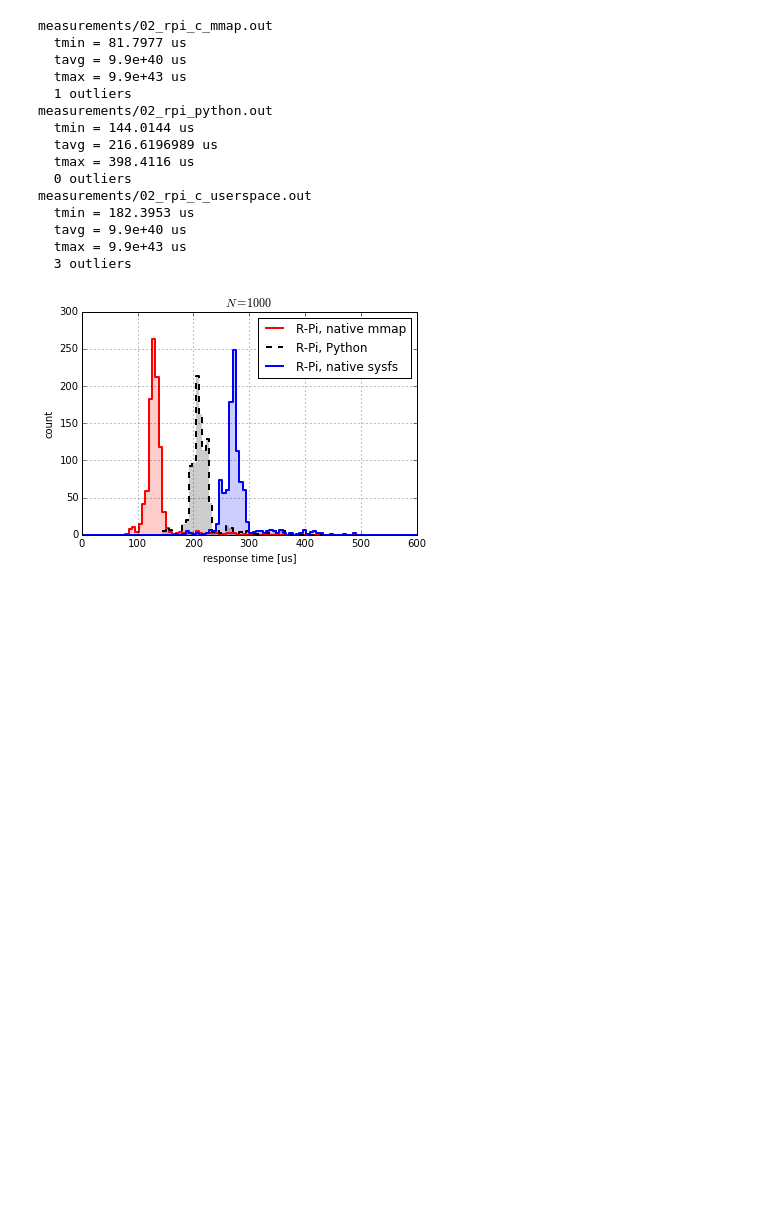
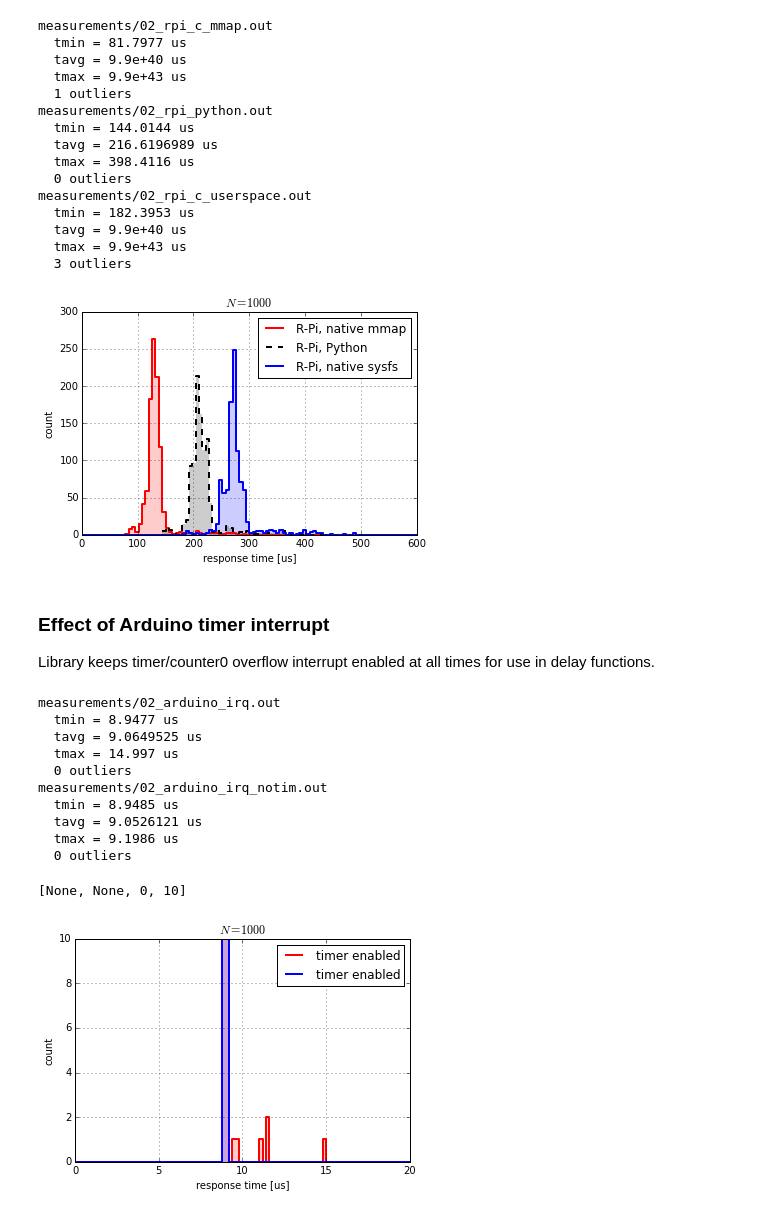
Before and after one commit to avian2/interrupt-response-times, a Jupyter notebook: Interrupt response times.ipynb, the cells around one changed output. Saved outputs shown, nothing was run; the diff lists cells and outputs as text; code cells hidden in the pictures; blank space fills up the shorter version.

Commit message:
Add second set of Arduino measurements.

```diff
--- a/Interrupt response times.ipynb
+++ b/Interrupt response times.ipynb
@@ -302,3 +302,33 @@ measurements/02_rpi_c_userspace.out
   tmax = 9.9e+43 us
   3 outliers
 [figure]
+# %% [markdown]
+### Effect of Arduino timer interrupt
+
+Library keeps timer/counter0 overflow interrupt enabled at all times for use in delay functions.
+# %%
+r = (0,20.)
+analyze_plot("measurements/02_arduino_irq.out", "timer enabled", r, 'r')
+analyze_plot("measurements/02_arduino_irq_notim.out", "timer enabled", r, 'b')
+
+legend(loc="upper right")
+title("$N = %d$" % (N,))
+ylabel("count")
+xlabel("response time [us]")
+grid()
+axis([None, None, 0, 10])
+
+#savefig("figout/sysfs_vs_mmap.png", bbox_inches='tight')
+# %% [output]
+measurements/02_arduino_irq.out
+  tmin = 8.9477 us
+  tavg = 9.0649525 us
+  tmax = 14.997 us
+  0 outliers
+measurements/02_arduino_irq_notim.out
+  tmin = 8.9485 us
+  tavg = 9.0526121 us
+  tmax = 9.1986 us
+  0 outliers
+[None, None, 0, 10]
+[figure, added]
```
Also changed, not shown: 2 other files.
